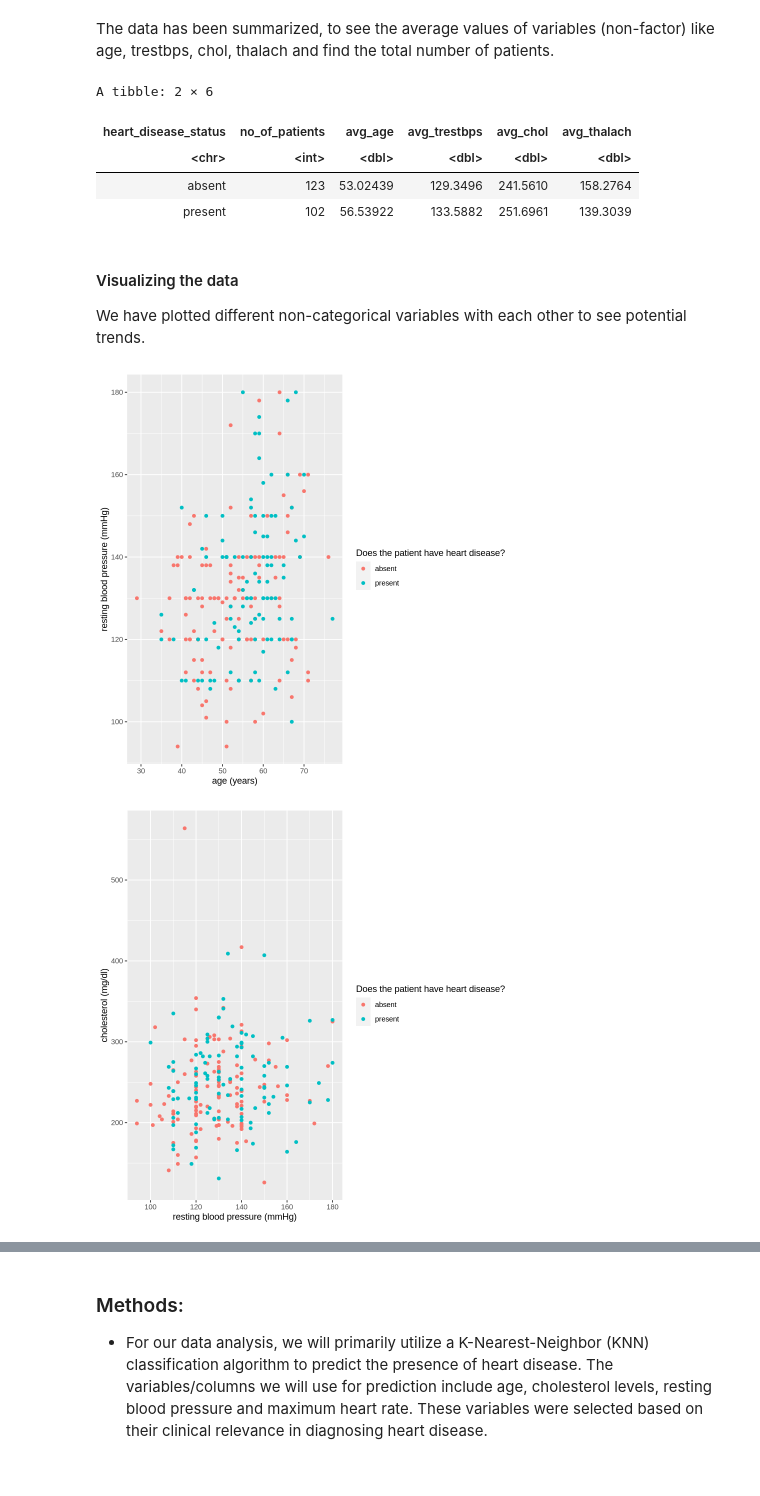
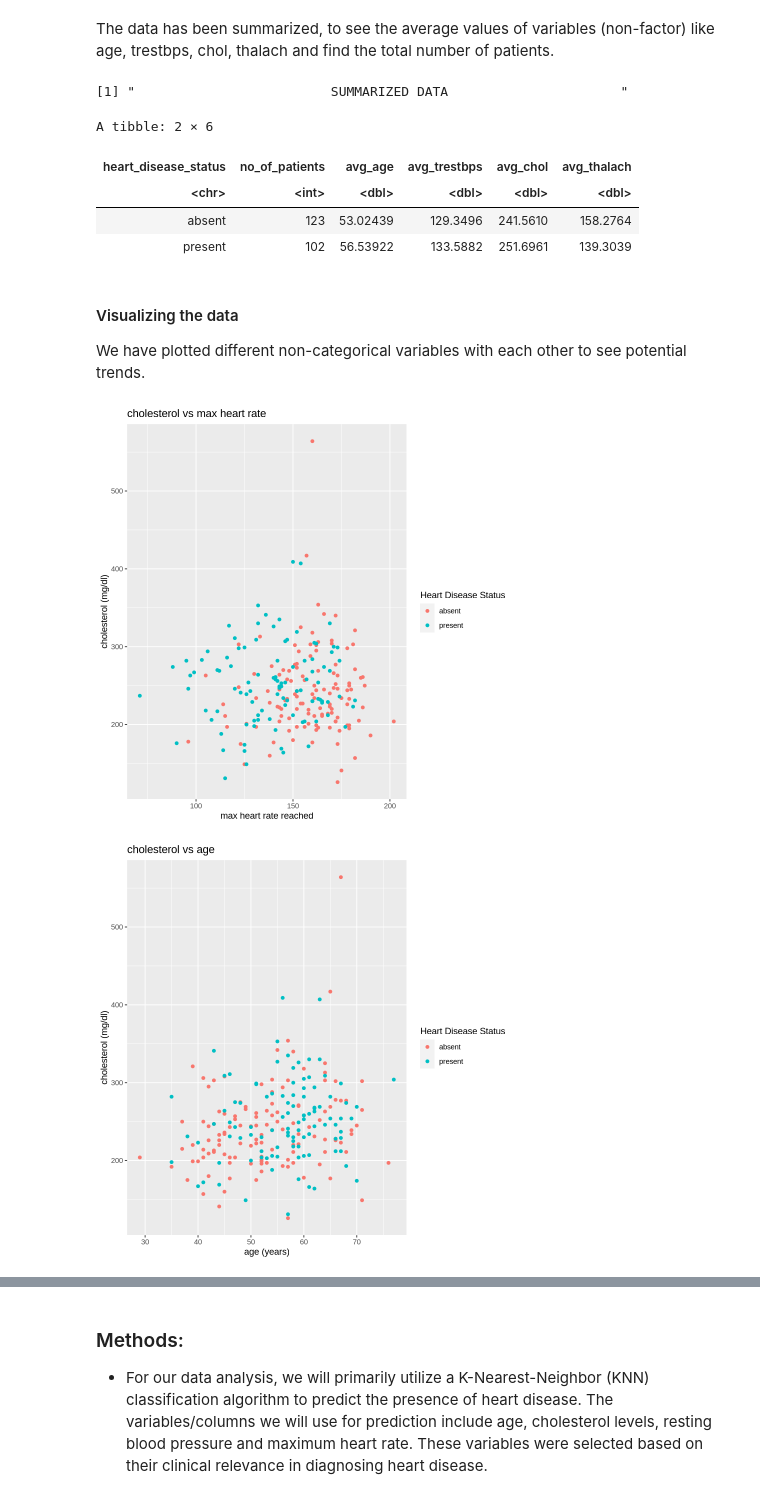
Before and after one commit to ssamiaa/Predicting-HeartDisease-Grp10, a Jupyter notebook: Group Proposal.ipynb, the cells around one changed output, grey strips where cells are left out. Saved outputs shown, nothing was run; the diff lists cells and outputs as text; code cells hidden in the pictures.

```diff
--- a/Group Proposal.ipynb
+++ b/Group Proposal.ipynb
@@ -133,9 +152,12 @@ heart_summarized <- heart_training |>
                     group_by(heart_disease_status) |>
                     summarize(no_of_patients = n(),avg_age = mean(age), avg_trestbps = mean(trestbps), avg_chol = mean(chol),
                               avg_thalach = mean(thalach))
+
+print("                         SUMMARIZED DATA                      ")
 heart_summarized
 # %% [output]
-A tibble: 2 × 6
+[1] "                         SUMMARIZED DATA                      "
+A tibble: 2 × 6
 | heart_disease_status | no_of_patients | avg_age | avg_trestbps | avg_chol | avg_thalach |
 | <chr> | <int> | <dbl> | <dbl> | <dbl> | <dbl> |
 | absent | 123 | 53.02439 | 129.3496 | 241.5610 | 158.2764 |
@@ -144,36 +166,24 @@ A tibble: 2 × 6
 #### Visualizing the data
 We have plotted different non-categorical variables with each other to see potential trends.
 # %%
-#age vs trestbps
-heart_dataplot1 <- ggplot(heart_training, aes(x = age, y = trestbps, color = heart_disease_status)) +
-                 geom_point() +
-                 labs(x = "age (years)", y = "resting blood pressure (mmHg)",
-                      color = "Does the patient have heart disease?")
-heart_dataplot1
-#trestbps vs chol
-heart_dataplot2 <- ggplot(heart_training, aes(x = trestbps, y = chol , color = heart_disease_status)) +
-                 geom_point() +
-                 labs(x = "resting blood pressure (mmHg)", y = "cholesterol (mg/dl)",
-                      color = "Does the patient have heart disease?")
-heart_dataplot2
-# thalach vs chol
-heart_dataplot3 <- ggplot(heart_training, aes(x = thalach, y = chol, color = heart_disease_status)) +
+#cholesterol vs max heart rate
+heart_dataplot1 <- ggplot(heart_training, aes(x = thalach, y = chol, color = heart_disease_status)) +
                  geom_point() +
                  labs(x = "max heart rate reached", y = "cholesterol (mg/dl)",
-                      color = "Does the patient have heart disease?")
-heart_dataplot3
-#age vs chol
-heart_dataplot4 <- ggplot(heart_training, aes(x = age, y = chol, color = heart_disease_status)) +
+                      color = "Heart Disease Status") + ggtitle("cholesterol vs max heart rate")
+heart_dataplot1
+#cholesterol vs age
+heart_dataplot2 <- ggplot(heart_training, aes(x = age, y = chol, color = heart_disease_status)) +
                  geom_point() +
                  labs(x = "age (years)", y = "cholesterol (mg/dl)",
-                      color = "Does the patient have heart disease?")
-heart_dataplot4
-#age vs thalach
-heart_dataplot5 <- ggplot(heart_training, aes(x = age, y = thalach, color = heart_disease_status)) +
+                      color = "Heart Disease Status") + ggtitle("cholesterol vs age")
+heart_dataplot2
+#max heart rate vs age
+heart_dataplot3 <- ggplot(heart_training, aes(x = age, y = thalach, color = heart_disease_status)) +
                  geom_point() +
                  labs(x = "age (years)", y = "max heart rate reached",
-                      color = "Does the patient have heart disease?")
-heart_dataplot5
+                      color = "Heart Disease Status") + ggtitle("max heart rate vs age")
+heart_dataplot3
 # %% [output]
-[figure, old version]
+[figure, new version]
-[figure, old version]
+[figure, new version]
```
Also changed, not shown: parts of 12 cells of this notebook.
